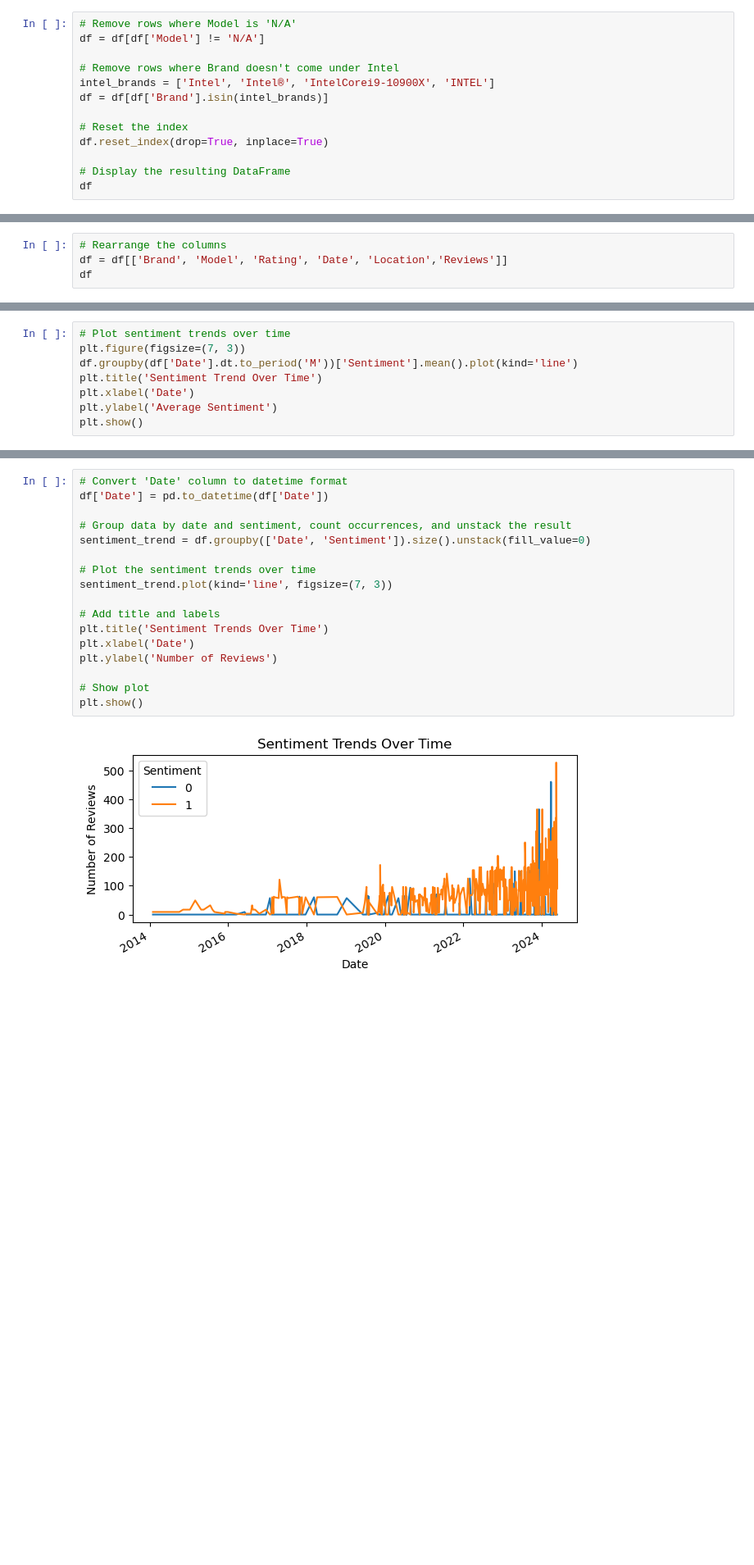
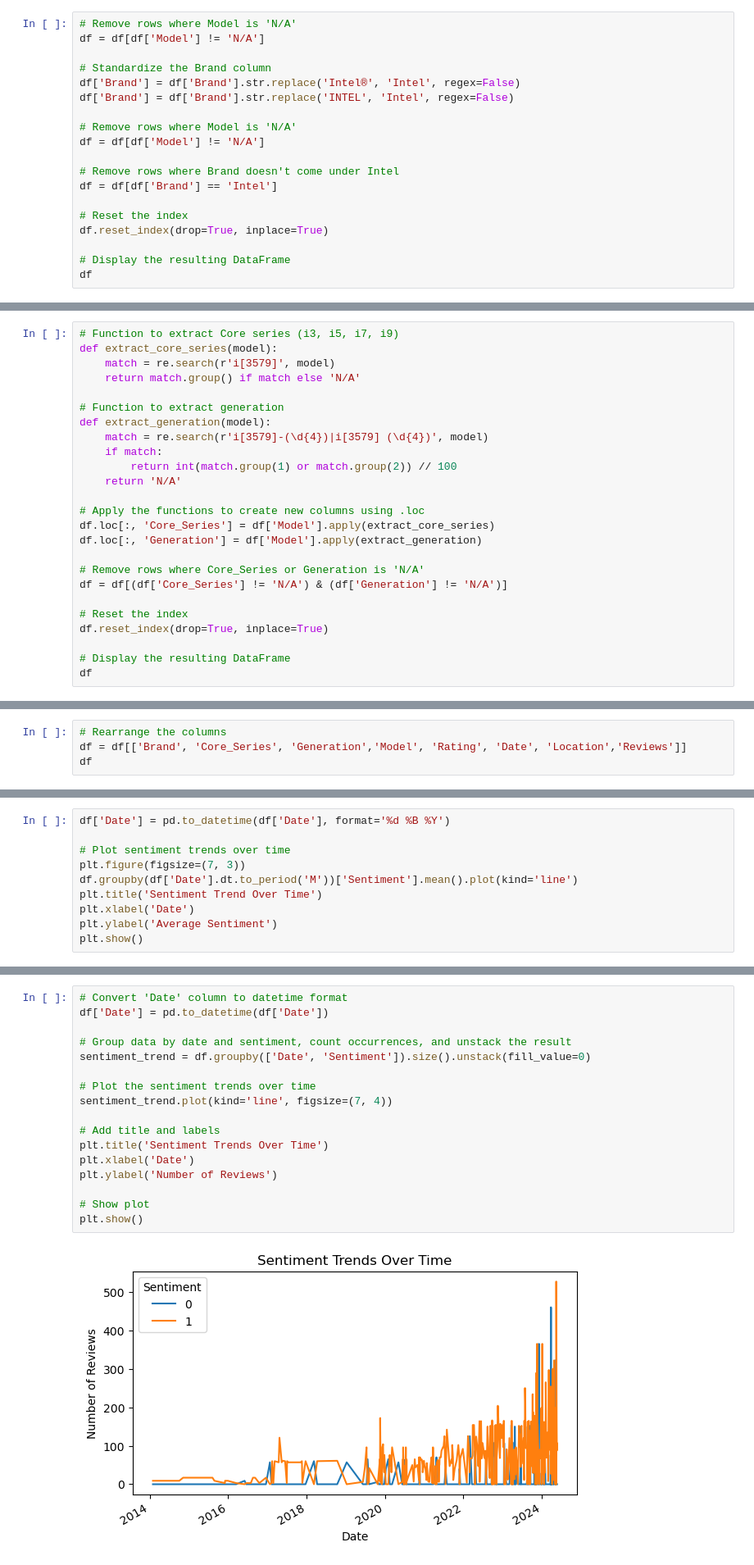
Before and after one commit to GarvBhaskar/Intel-Product-Sentiment-Analysis, a Jupyter notebook: model.ipynb, the cells around one changed output, grey strips where cells are left out. Shown at 82% size. Saved outputs shown, nothing was run; the diff lists cells and outputs as text; blank space fills up the shorter version.

```diff
--- a/model.ipynb
+++ b/model.ipynb
@@ -189,9 +193,15 @@ print(df)
 # Remove rows where Model is 'N/A'
 df = df[df['Model'] != 'N/A']
 
+# Standardize the Brand column
+df['Brand'] = df['Brand'].str.replace('Intel®', 'Intel', regex=False)
+df['Brand'] = df['Brand'].str.replace('INTEL', 'Intel', regex=False)
+
+# Remove rows where Model is 'N/A'
+df = df[df['Model'] != 'N/A']
+
 # Remove rows where Brand doesn't come under Intel
-intel_brands = ['Intel', 'Intel®', 'IntelCorei9-10900X', 'INTEL']
-df = df[df['Brand'].isin(intel_brands)]
+df = df[df['Brand'] == 'Intel']
 
 # Reset the index
 df.reset_index(drop=True, inplace=True)
@@ -214,0 +235,25 @@ df
+# %%
+# Function to extract Core series (i3, i5, i7, i9)
+def extract_core_series(model):
+    match = re.search(r'i[3579]', model)
+    return match.group() if match else 'N/A'
+
+# Function to extract generation
+def extract_generation(model):
+    match = re.search(r'i[3579]-(\d{4})|i[3579] (\d{4})', model)
+    if match:
+        return int(match.group(1) or match.group(2)) // 100
+    return 'N/A'
+
+# Apply the functions to create new columns using .loc
+df.loc[:, 'Core_Series'] = df['Model'].apply(extract_core_series)
+df.loc[:, 'Generation'] = df['Model'].apply(extract_generation)
+
+# Remove rows where Core_Series or Generation is 'N/A'
+df = df[(df['Core_Series'] != 'N/A') & (df['Generation'] != 'N/A')]
+
+# Reset the index
+df.reset_index(drop=True, inplace=True)
+
+# Display the resulting DataFrame
+df
@@ -215,5 +274,5 @@ df
 # %%
 # Rearrange the columns
-df = df[['Brand', 'Model', 'Rating', 'Date', 'Location','Reviews']]
+df = df[['Brand', 'Core_Series', 'Generation','Model', 'Rating', 'Date', 'Location','Reviews']]
 df
 # %% [output]
@@ -408,4 +488,6 @@ df.shape
 # %%
+df['Date'] = pd.to_datetime(df['Date'], format='%d %B %Y')
+
 # Plot sentiment trends over time
 plt.figure(figsize=(7, 3))
 df.groupby(df['Date'].dt.to_period('M'))['Sentiment'].mean().plot(kind='line')
@@ -418,22 +500,22 @@ plt.show()
 # %%
 # Convert 'Date' column to datetime format
 df['Date'] = pd.to_datetime(df['Date'])
 
 # Group data by date and sentiment, count occurrences, and unstack the result
 sentiment_trend = df.groupby(['Date', 'Sentiment']).size().unstack(fill_value=0)
 
 # Plot the sentiment trends over time
-sentiment_trend.plot(kind='line', figsize=(7, 3))
+sentiment_trend.plot(kind='line', figsize=(7, 4))
 
 # Add title and labels
 plt.title('Sentiment Trends Over Time')
 plt.xlabel('Date')
 plt.ylabel('Number of Reviews')
 
 # Show plot
 plt.show()
 # %% [output]
-[figure, old version]
+[figure, new version]
 # %%
 location_sentiment_count = df.groupby(['Location', 'Sentiment']).size().unstack(fill_value=0)
 
```
Also changed, not shown: parts of 36 cells of this notebook, 1 other file.
